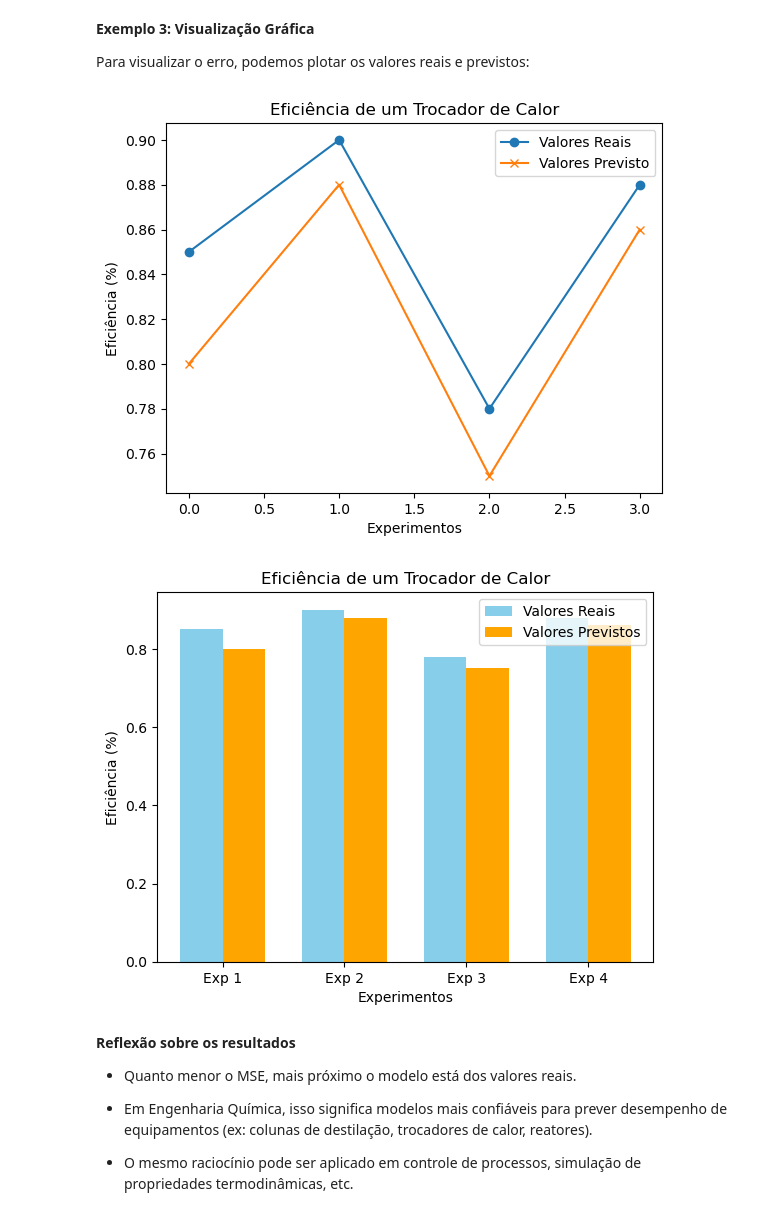
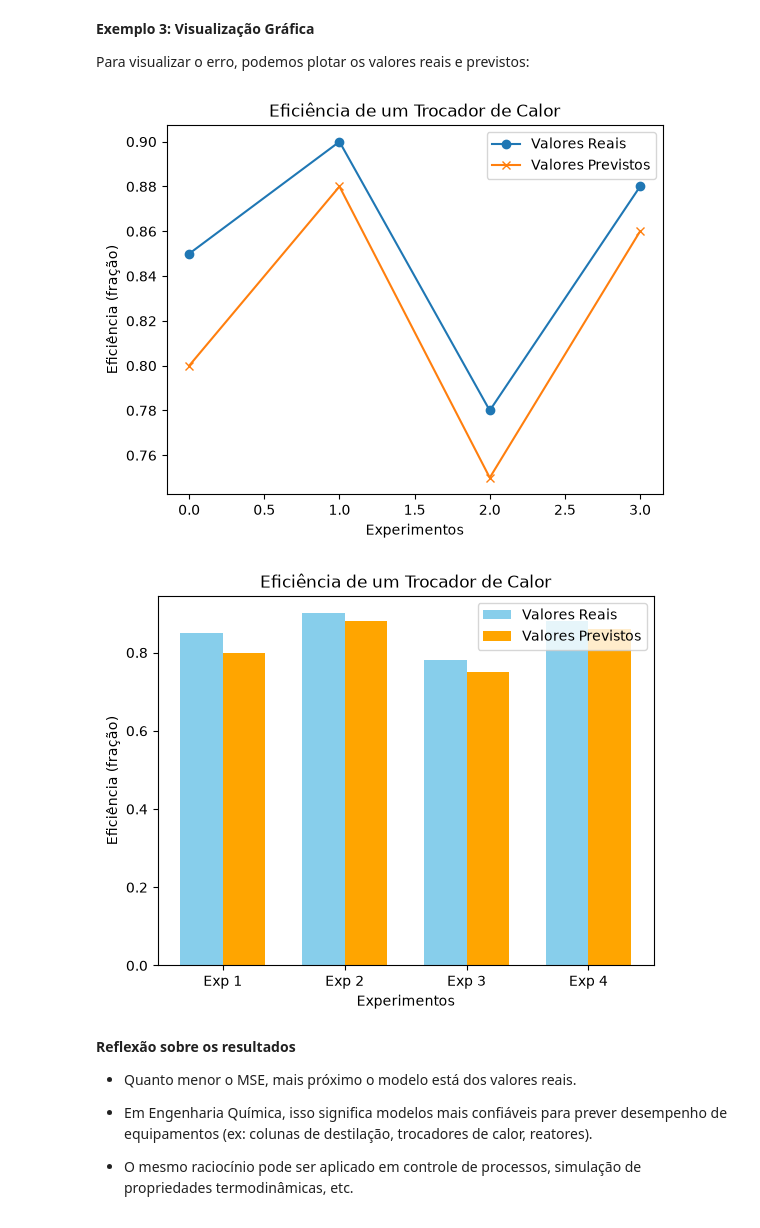
Before and after one commit to Edwards1969/portal-engenharia-uesc, a Jupyter notebook: CET001/AULAS/REDES_NEURAIS/Aula_1_1_Redes_Neurais_Apresentacao.ipynb, the cells around one changed output. Saved outputs shown, nothing was run; the diff lists cells and outputs as text; code cells hidden in the pictures.

```diff
--- a/CET001/AULAS/REDES_NEURAIS/Aula_1_1_Redes_Neurais_Apresentacao.ipynb
+++ b/CET001/AULAS/REDES_NEURAIS/Aula_1_1_Redes_Neurais_Apresentacao.ipynb
@@ -653,17 +663,17 @@ Para visualizar o erro, podemos plotar os valores reais e previstos:
 # %%
 import matplotlib.pyplot as plt
 
 indices = np.arange(len(y_true))
 
 plt.plot(indices, y_true, marker='o', label="Valores Reais")
-plt.plot(indices, y_pred, marker='x', label="Valores Previsto")
+plt.plot(indices, y_pred, marker='x', label="Valores Previstos")
 plt.title("Eficiência de um Trocador de Calor")
 plt.xlabel("Experimentos")
-plt.ylabel("Eficiência (%)")
+plt.ylabel("Eficiência (fração)")
 plt.legend()
 plt.show()
 # %% [output]
-[figure, old version]
+[figure, new version]
 # %%
 import numpy as np
 import matplotlib.pyplot as plt
@@ -680,12 +690,12 @@ plt.bar(indices + width/2, y_pred, width, label="Valores Previstos", color="oran
 
 plt.title("Eficiência de um Trocador de Calor")
 plt.xlabel("Experimentos")
-plt.ylabel("Eficiência (%)")
+plt.ylabel("Eficiência (fração)")
 plt.xticks(indices, [f"Exp {i+1}" for i in indices])
 plt.legend()
 plt.show()
 # %% [output]
-[figure, old version]
+[figure, new version]
 # %% [markdown]
 __Reflexão sobre os resultados__
 
```
Also changed, not shown: parts of 21 cells of this notebook, 10 other files.
